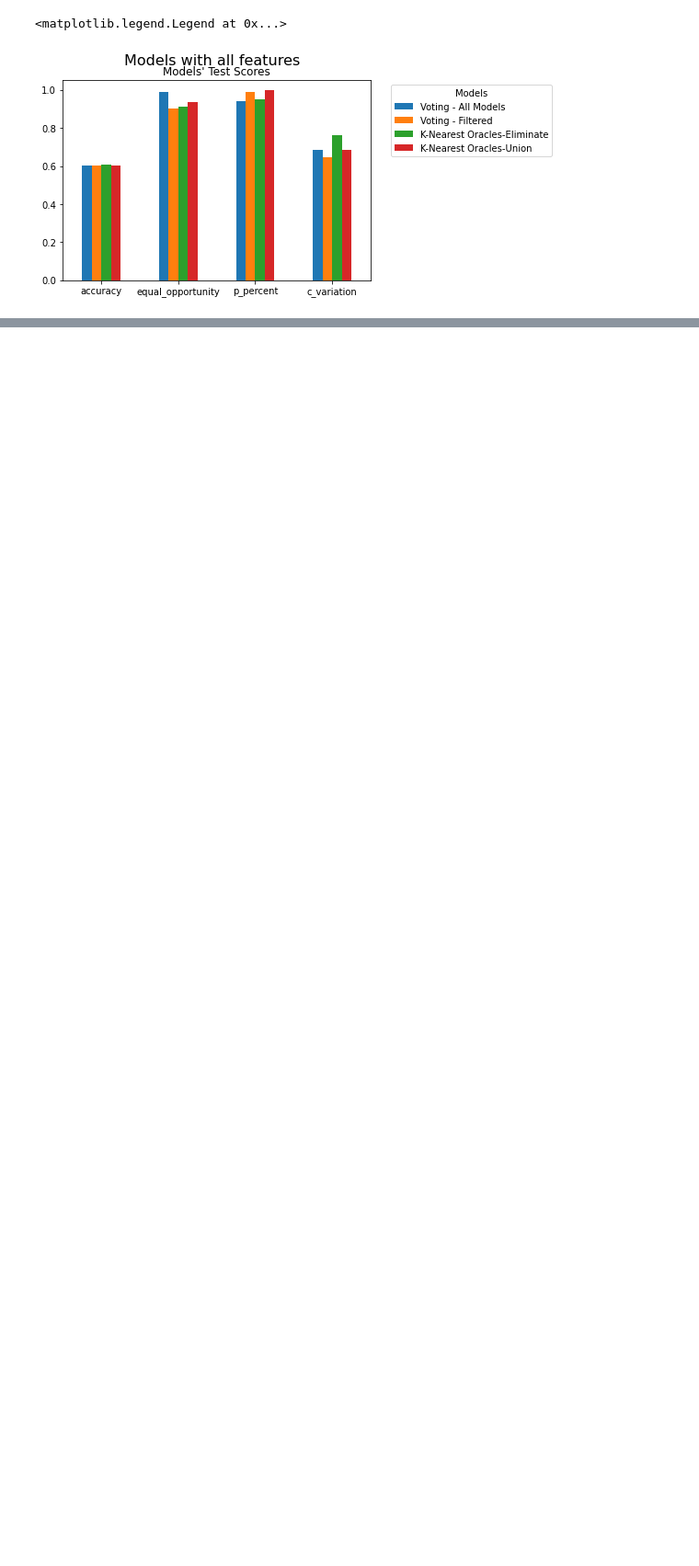
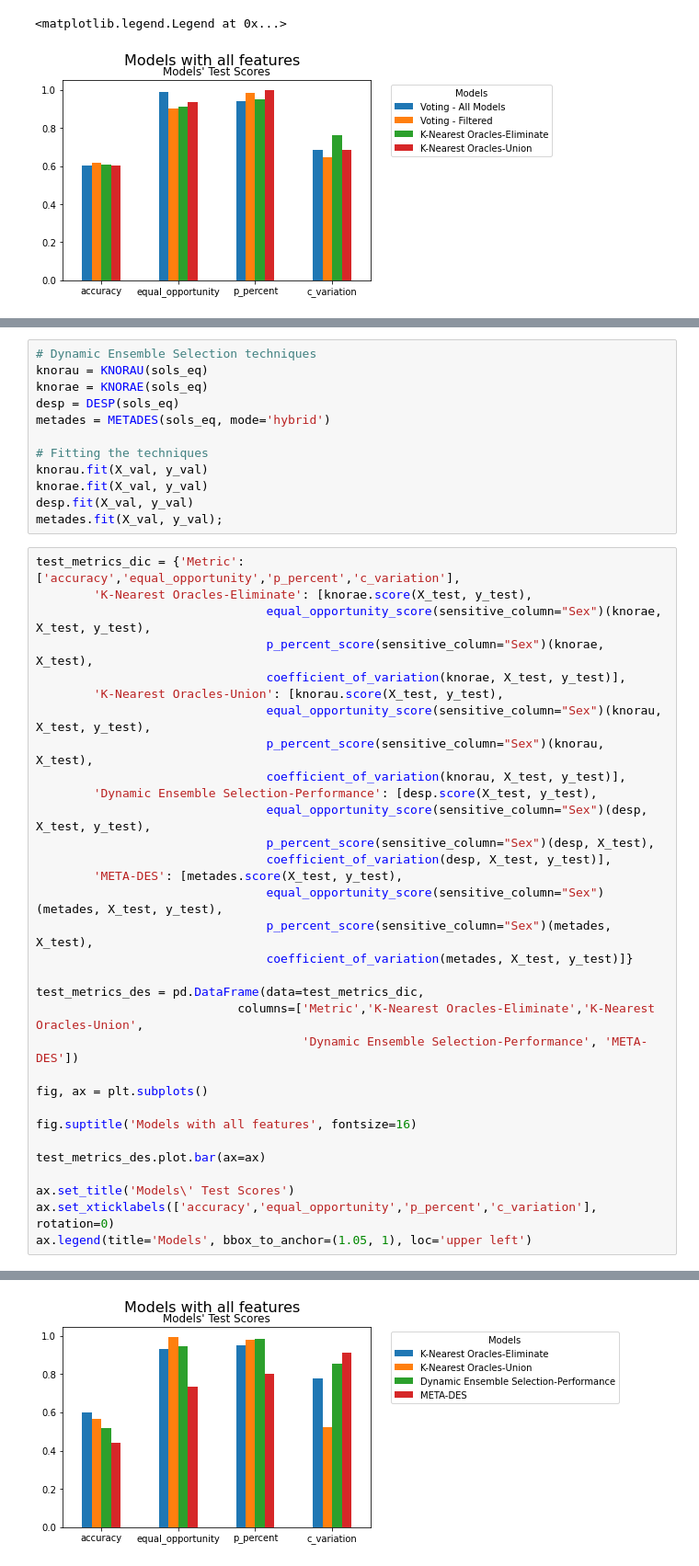
Before and after one commit to viguardieiro/moopt_fairness, a Jupyter notebook: Ensemble.ipynb, the cells around one changed output, grey strips where cells are left out. Shown at 92% size. Saved outputs shown, nothing was run; the diff lists cells and outputs as text; blank space fills up the shorter version.

```diff
--- a/Ensemble.ipynb
+++ b/Ensemble.ipynb
@@ -438,0 +472,45 @@ ax.legend(title='Models', bbox_to_anchor=(1.05, 1), loc='upper left')
+# %%
+# Dynamic Ensemble Selection techniques
+knorau = KNORAU(sols_eq)
+knorae = KNORAE(sols_eq)
+desp = DESP(sols_eq)
+metades = METADES(sols_eq, mode='hybrid')
+
+# Fitting the techniques
+knorau.fit(X_val, y_val)
+knorae.fit(X_val, y_val)
+desp.fit(X_val, y_val)
+metades.fit(X_val, y_val);
+# %%
+test_metrics_dic = {'Metric': ['accuracy','equal_opportunity','p_percent','c_variation'],
+        'K-Nearest Oracles-Eliminate': [knorae.score(X_test, y_test),
+                                equal_opportunity_score(sensitive_column="Sex")(knorae, X_test, y_test),
+                                p_percent_score(sensitive_column="Sex")(knorae, X_test),
+                                coefficient_of_variation(knorae, X_test, y_test)],
+        'K-Nearest Oracles-Union': [knorau.score(X_test, y_test),
+                                equal_opportunity_score(sensitive_column="Sex")(knorau, X_test, y_test),
+                                p_percent_score(sensitive_column="Sex")(knorau, X_test),
+                                coefficient_of_variation(knorau, X_test, y_test)],
+        'Dynamic Ensemble Selection-Performance': [desp.score(X_test, y_test),
+                                equal_opportunity_score(sensitive_column="Sex")(desp, X_test, y_test),
+                                p_percent_score(sensitive_column="Sex")(desp, X_test),
+                                coefficient_of_variation(desp, X_test, y_test)],
+        'META-DES': [metades.score(X_test, y_test),
+                                equal_opportunity_score(sensitive_column="Sex")(metades, X_test, y_test),
+                                p_percent_score(sensitive_column="Sex")(metades, X_test),
+                                coefficient_of_variation(metades, X_test, y_test)]}
+
+test_metrics_des = pd.DataFrame(data=test_metrics_dic,
+                            columns=['Metric','K-Nearest Oracles-Eliminate','K-Nearest Oracles-Union',
+                                     'Dynamic Ensemble Selection-Performance', 'META-DES'])
+
+fig, ax = plt.subplots()
+
+fig.suptitle('Models with all features', fontsize=16)
+
+test_metrics_des.plot.bar(ax=ax)
+
+ax.set_title('Models\' Test Scores')
+ax.set_xticklabels(['accuracy','equal_opportunity','p_percent','c_variation'], rotation=0)
+ax.legend(title='Models', bbox_to_anchor=(1.05, 1), loc='upper left')
+# %% [output]
@@ -438,0 +518 @@ ax.legend(title='Models', bbox_to_anchor=(1.05, 1), loc='upper left')
+[figure, added]
```
Also changed, not shown: parts of 17 cells of this notebook, 2 other files.
